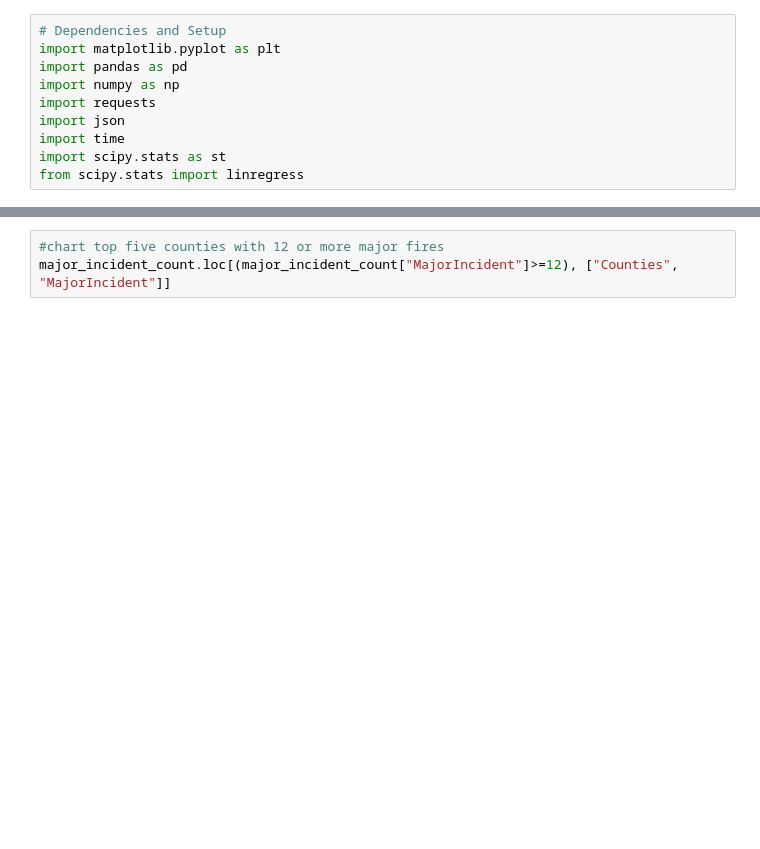
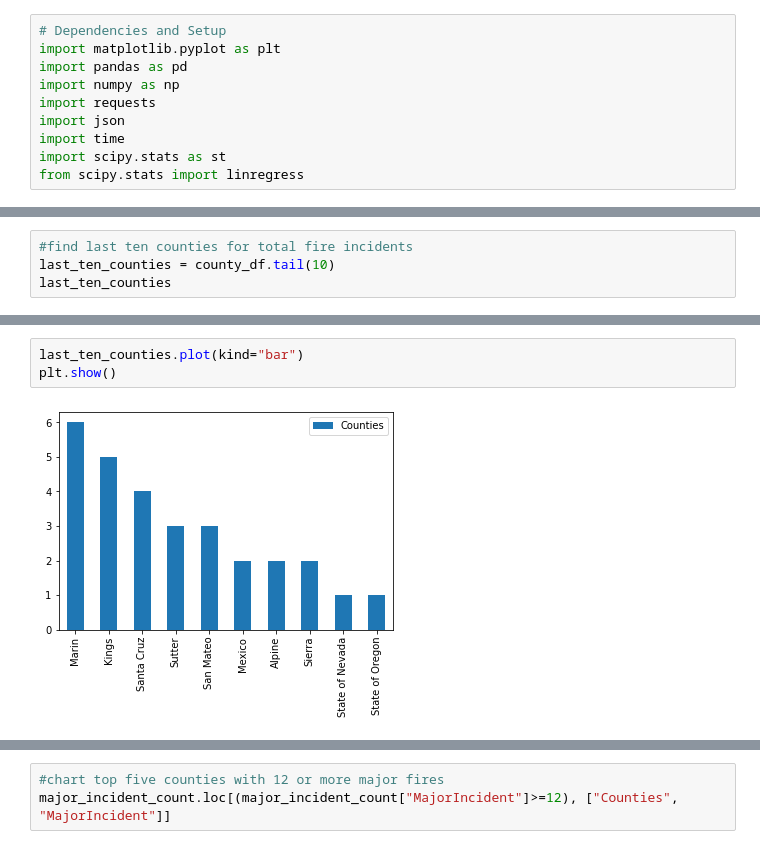
Before and after one commit to jump8621/data-project-I, a Jupyter notebook: lee_pyre.ipynb, the cells around one changed output, grey strips where cells are left out. Saved outputs shown, nothing was run; the diff lists cells and outputs as text; blank space fills up the shorter version.

```diff
--- a/lee_pyre.ipynb
+++ b/lee_pyre.ipynb
@@ -95,0 +111,4 @@ top_ten_counties
+# %%
+#find last ten counties for total fire incidents
+last_ten_counties = county_df.tail(10)
+last_ten_counties
@@ -95,0 +127,5 @@ top_ten_counties
+# %%
+last_ten_counties.plot(kind="bar")
+plt.show()
+# %% [output]
+[figure, added]
```
Also changed, not shown: parts of 15 cells of this notebook.
